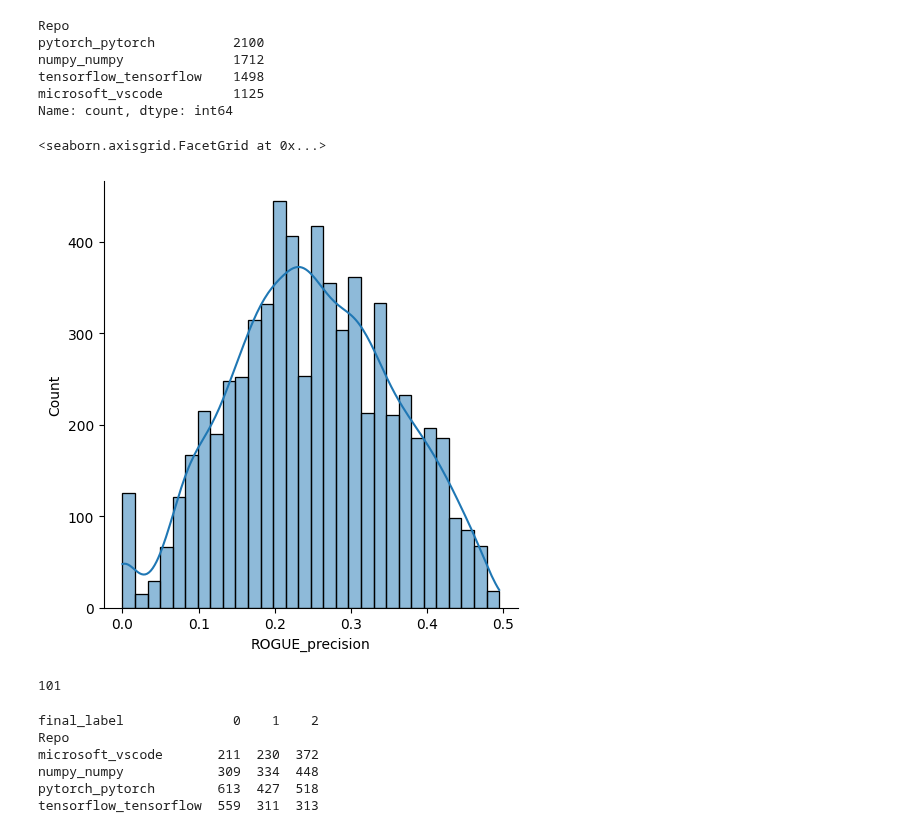
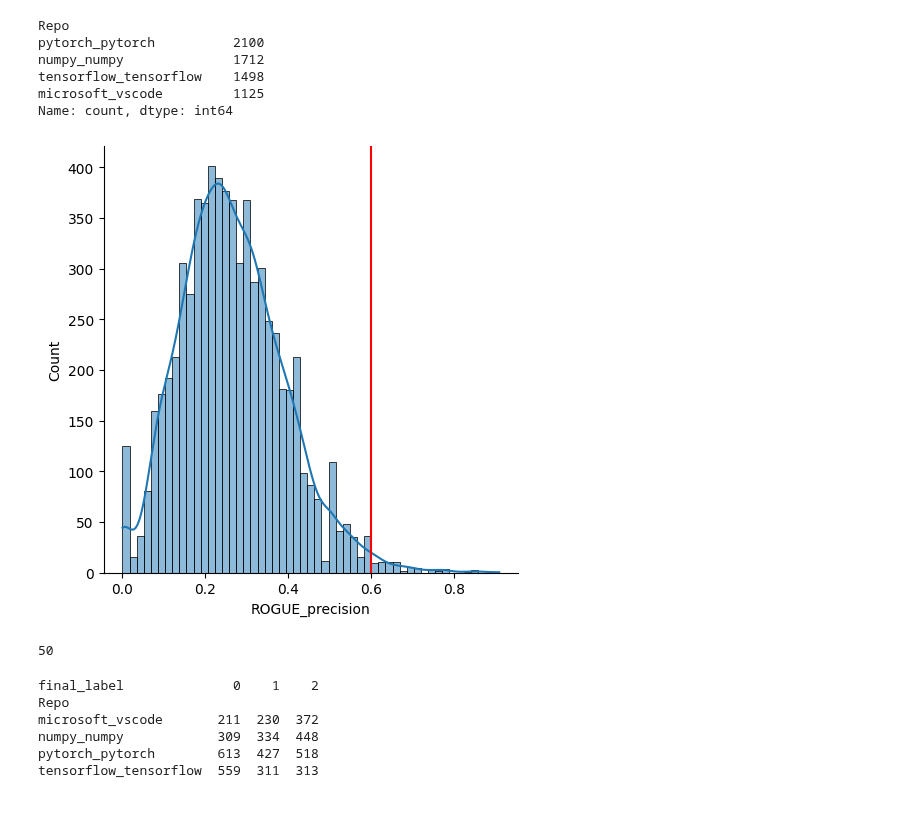
Before and after one commit to h4rz3rk4s3/geometry-of-ignorance, a Jupyter notebook: data_preparation.ipynb, the cells around one changed output. Drawn from its saved outputs; the diff is of its cells as text; code cells hidden in the pictures.

Commit message:
training, evaluation and evaluation datasets

```diff
--- a/data_preparation.ipynb
+++ b/data_preparation.ipynb
@@ -15,5 +20,5 @@ df_out.to_csv("datasets/knowledge_non_knowledge_v3_training_unfiltered.csv")
 # %%
-df_ = pd.read_csv("datasets/knowledge_non_knowledge_v3_training_rogue_filtered.csv", sep=",")
+df_ = pd.read_csv("datasets/knowledge_non_knowledge_v3_training_unfiltered.csv", sep=",")
 df_.head()
 # %% [output]
 |  | Unnamed: 0 | Repo | GitHub_Type | Nr | original_statement | rephrased_statement | ... |
@@ -135,9 +140,12 @@ microsoft_vscode         1125
 Name: count, dtype: int64
 # %%
 sns.displot(df_, x="ROGUE_precision", kde=True)
+plt.axvline(x=0.6, color='red', linestyle='-', linewidth=1.5)
+fig_rogue = plt.gcf()
+fig_rogue.show()
+#plt.savefig('all_non_knowledge_results/training_data_rogue_threshold.pdf')
 # %% [output]
-<seaborn.axisgrid.FacetGrid at 0x...>
-[figure, old version]
+[figure, new version]
 # %%
 def create_Roberts_label_detailed(non_knowledge_type: str) -> int:
     if non_knowledge_type.lower() == "knowledge":
@@ -200,12 +208,13 @@ def create_written_toxic_label(toxicity_label: str) -> str:
     # else:
     #     return 0
 
-dataset = pd.read_csv("datasets/knowledge_non_knowledge_v3_categorized.csv", sep=",")
+#dataset = pd.read_csv("datasets/knowledge_non_knowledge_v3_categorized.csv", sep=",")
+dataset = pd.read_excel("data_alena/OpenVox_non_knowledge_eval.xlsx")
 #dataset = dataset[dataset["Non_knowledge_label_Roberts_Giuliano"] == dataset["Label_gpt-120b"]].copy()
 #dataset = dataset.drop([265, 92])
 #dataset["Roberts_label"] = dataset["Non_knowledge_label_Roberts_Giuliano"].apply(create_Roberts_label_detailed)
 #dataset["FSE_label"] = dataset["Non_Knowledge_label_FSE_paper_Giuliano"].apply(create_FSE_non_knowledge_label)
-dataset["final_label"] = dataset["Non_knowledge_label_Roberts_Giuliano"].apply(create_binary_non_knowledge_label)
+dataset["final_label"] = dataset["label"].apply(create_binary_non_knowledge_label)
 #dataset["is_toxic"] = dataset["is_toxic"].apply(create_binary_toxic_label)
 #dataset["label_2"] = dataset["is_toxic"].copy()
 #dataset["is_toxic"] = dataset["label"].copy()
@@ -213,11 +222,11 @@ dataset["final_label"] = dataset["Non_knowledge_label_Roberts_Giuliano"].apply(c
 #dataset["is_toxic"] = dataset["label_gold"].apply(create_binary_toxic_label)
 #dataset["label"] = dataset["label_gold"].apply(create_written_toxic_label)
 #dataset["statement"] = dataset["statement"].copy()
-dataset["rephrased_statement"] = dataset["statement"]
-dataset.to_csv("datasets/knowledge_non_knowledge_v3_categorized.csv", sep=",")
+#dataset["rephrased_statement"] = dataset["statement"]
+dataset.to_csv("datasets/OpenVox_non_knowledge_eval.csv", sep=",")
 len(dataset)
 # %% [output]
-101
+50
 # %%
 print(pd.crosstab(dataset['Repo'], dataset['final_label']))
 # %% [output]
```
Also changed, not shown: parts of 3 cells of this notebook, 30 other files.
